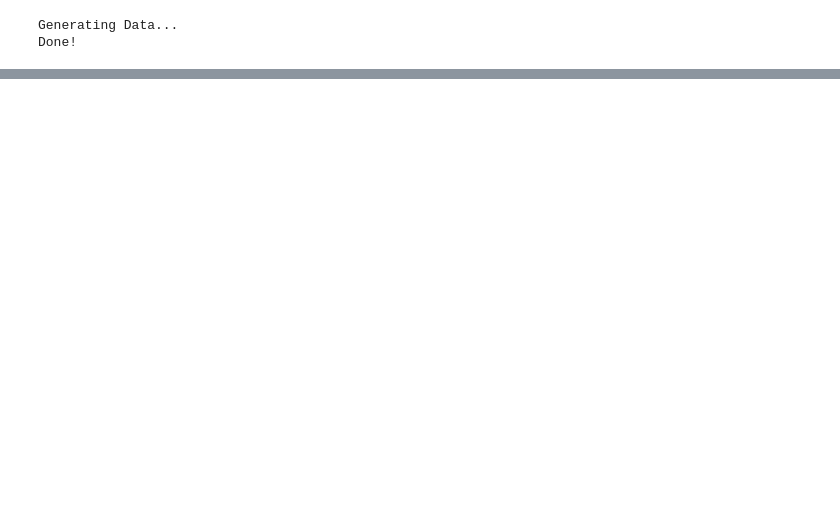
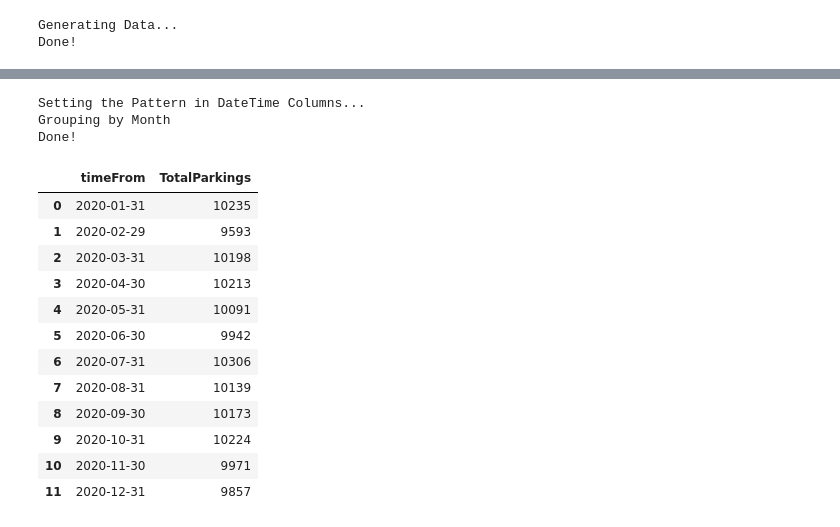
Before and after one commit to lrmendes/SmartParking-Data-Simulator, a Jupyter notebook: python/DataGenerator.ipynb, the cells around one changed output, grey strips where cells are left out. Cells and saved outputs as stored; diff of their text form; code cells hidden in the pictures; blank space fills up the shorter version.

```diff
--- a/python/DataGenerator.ipynb
+++ b/python/DataGenerator.ipynb
@@ -132,0 +129,12 @@ df.to_csv('generated_dataset.csv', index=False)
+# %%
+print("Reading CSV...")
+df = pd.read_csv('generated_dataset.csv')
+df = df.drop('timeTo',axis=1)
+
+print("Setting the Pattern in DateTime Columns...")
+df['timeFrom'] = pd.to_datetime(df['timeFrom'], errors='ignore')
+df['timeFrom'] = pd.to_datetime(df["timeFrom"].dt.strftime('%d-%m-%Y %H:%M'))
+
+print("Done!")
+
+df
@@ -132,0 +186,28 @@ df.to_csv('generated_dataset.csv', index=False)
+# %%
+df2 = df1.copy()
+print("Setting the Pattern in DateTime Columns...")
+df2['timeFrom'] = pd.to_datetime(df2['timeFrom'], errors='ignore')
+
+# https://pandas.pydata.org/pandas-docs/stable/user_guide/timeseries.html#offset-aliases
+print("Grouping by Month")
+df2 = df2.groupby(pd.Grouper(freq='M', key='timeFrom')).sum().reset_index()
+
+print("Done!")
+df2
+# %% [output]
+Setting the Pattern in DateTime Columns...
+Grouping by Month
+Done!
+|  | timeFrom | TotalParkings |
+| 0 | 2020-01-31 | 10235 |
+| 1 | 2020-02-29 | 9593 |
+| 2 | 2020-03-31 | 10198 |
+| 3 | 2020-04-30 | 10213 |
+| 4 | 2020-05-31 | 10091 |
+| 5 | 2020-06-30 | 9942 |
+| 6 | 2020-07-31 | 10306 |
+| 7 | 2020-08-31 | 10139 |
+| 8 | 2020-09-30 | 10173 |
+| 9 | 2020-10-31 | 10224 |
+| 10 | 2020-11-30 | 9971 |
+| 11 | 2020-12-31 | 9857 |
```
Also changed, not shown: parts of 7 cells of this notebook, 1 other file.
